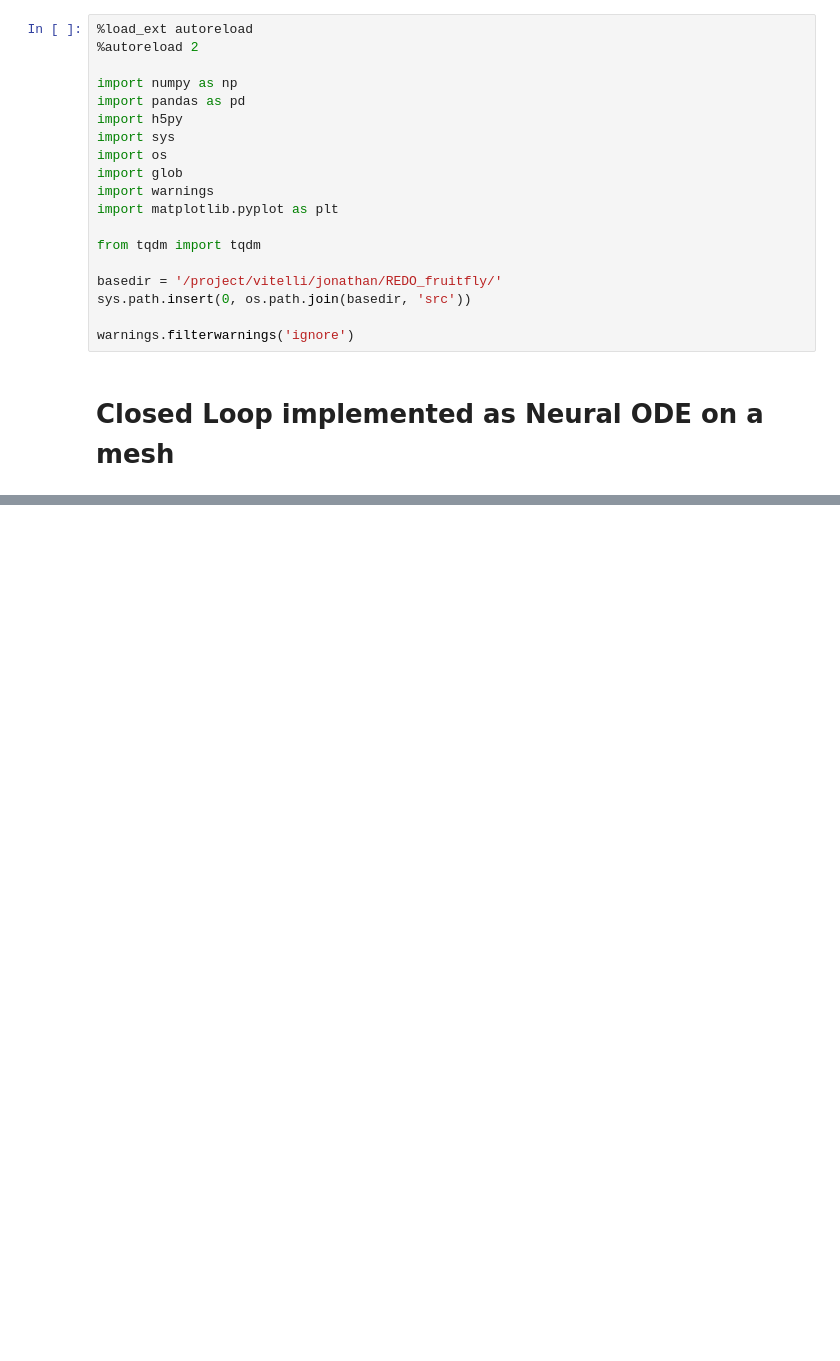
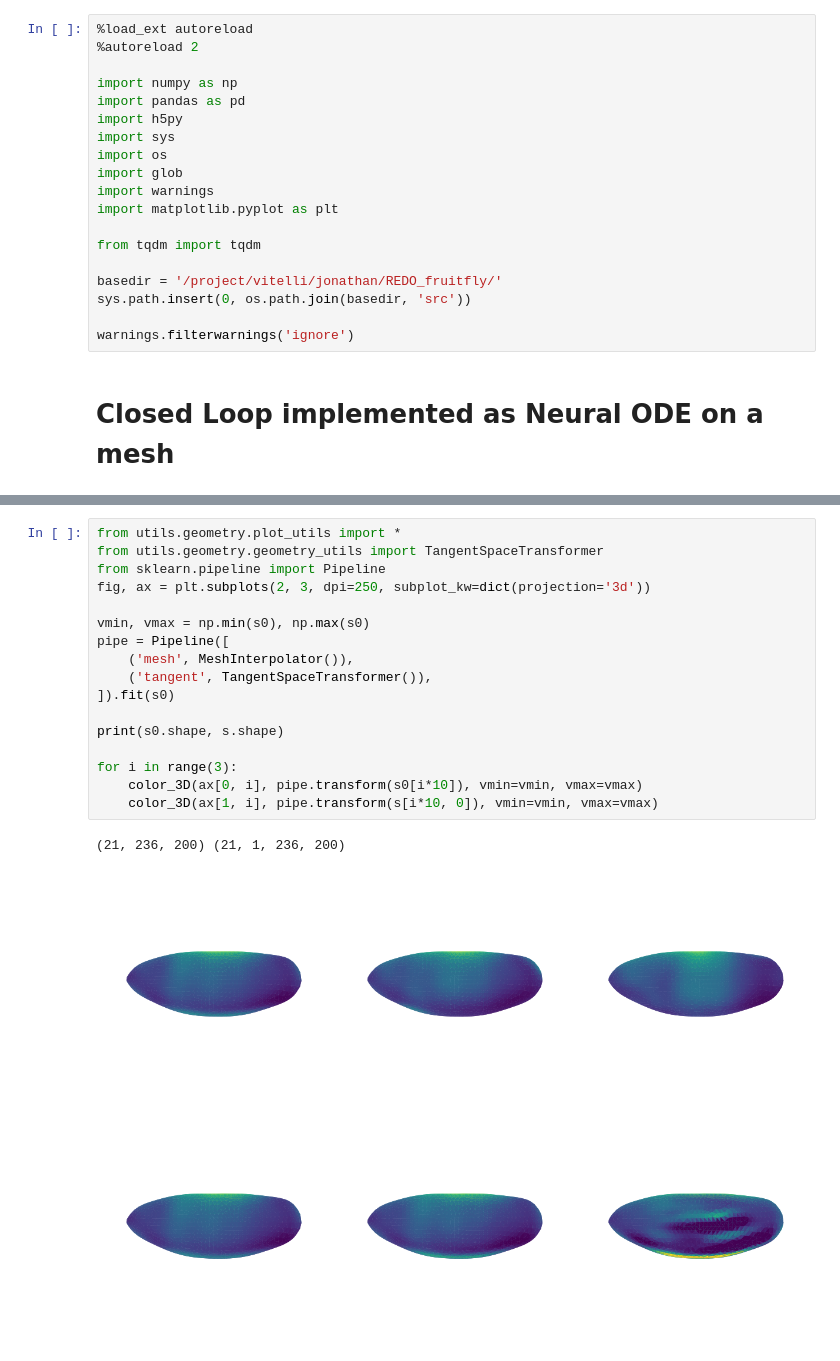
Before and after one commit to jcolen/drosophila_morphogenesis, a Jupyter notebook: ClosedLoop_Mesh.ipynb, the cells around one changed output, grey strips where cells are left out. Cells and saved outputs as stored; diff of their text form; blank space fills up the shorter version.

```diff
--- a/ClosedLoop_Mesh.ipynb
+++ b/ClosedLoop_Mesh.ipynb
@@ -307,3 +85,23 @@ Done
 [figure]
+# %%
+from utils.geometry.plot_utils import *
+from utils.geometry.geometry_utils import TangentSpaceTransformer
+from sklearn.pipeline import Pipeline
+fig, ax = plt.subplots(2, 3, dpi=250, subplot_kw=dict(projection='3d'))
+
+vmin, vmax = np.min(s0), np.max(s0)
+pipe = Pipeline([
+    ('mesh', MeshInterpolator()),
+    ('tangent', TangentSpaceTransformer()),
+]).fit(s0)
+
+print(s0.shape, s.shape)
+
+for i in range(3):
+    color_3D(ax[0, i], pipe.transform(s0[i*10]), vmin=vmin, vmax=vmax)
+    color_3D(ax[1, i], pipe.transform(s[i*10, 0]), vmin=vmin, vmax=vmax)
+# %% [output]
+(21, 236, 200) (21, 1, 236, 200)
+[figure, added]
 # %%
 from utils.geometry.plot_utils import *
```
Also changed, not shown: parts of 4 cells of this notebook, 8 other files.
